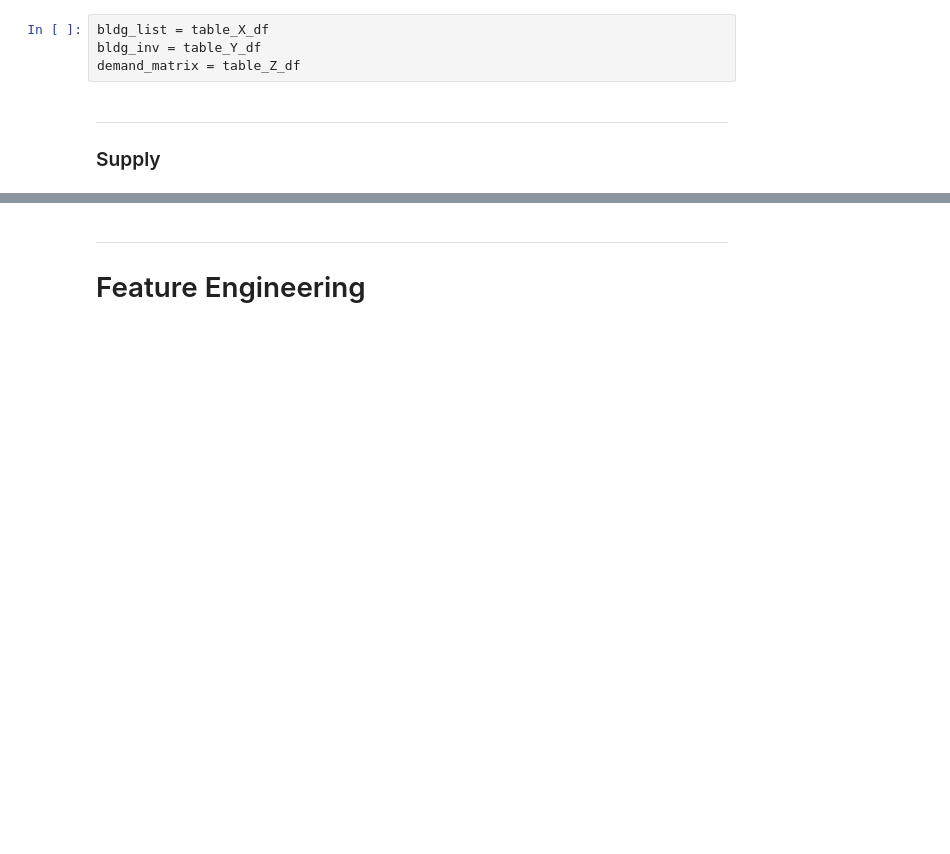
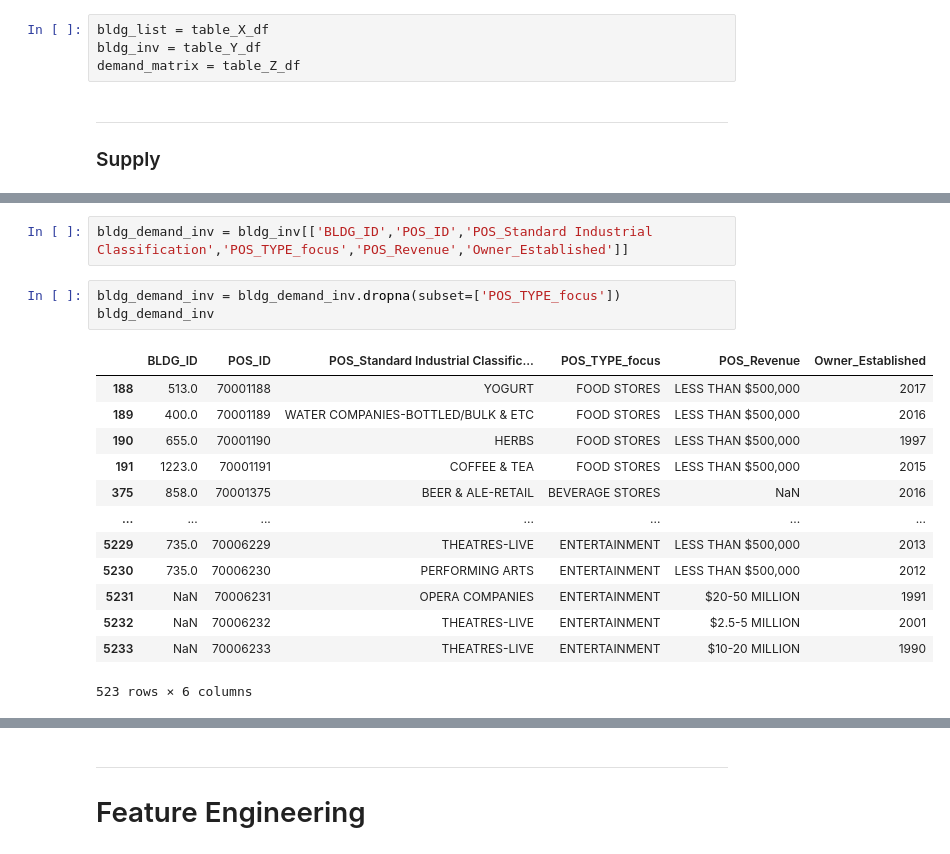
Before and after one commit to kuromasadev/PROJ4-GRP2, a Jupyter notebook: model/model_supplydemand_v02.ipynb, the cells around one changed output, grey strips where cells are left out. Saved outputs shown, nothing was run; the diff lists cells and outputs as text; blank space fills up the shorter version.

```diff
--- a/model/model_supplydemand_v02.ipynb
+++ b/model/model_supplydemand_v02.ipynb
@@ -102,0 +149,19 @@ merged_supply = pd.merge(pd.merge(table_A_df, table_B_df, on='schema_id'), table
+# %%
+bldg_demand_inv = bldg_inv[['BLDG_ID','POS_ID','POS_Standard Industrial Classification','POS_TYPE_focus','POS_Revenue','Owner_Established']]
+# %%
+bldg_demand_inv = bldg_demand_inv.dropna(subset=['POS_TYPE_focus'])
+bldg_demand_inv
+# %% [output]
+|  | BLDG_ID | POS_ID | POS_Standard Industrial Classific... | POS_TYPE_focus | POS_Revenue | Owner_Established |
+| 188 | 513.0 | 70001188 | YOGURT | FOOD STORES | LESS THAN $500,000 | 2017 |
+| 189 | 400.0 | 70001189 | WATER COMPANIES-BOTTLED/BULK & ETC | FOOD STORES | LESS THAN $500,000 | 2016 |
+| 190 | 655.0 | 70001190 | HERBS | FOOD STORES | LESS THAN $500,000 | 1997 |
+| 191 | 1223.0 | 70001191 | COFFEE & TEA | FOOD STORES | LESS THAN $500,000 | 2015 |
+| 375 | 858.0 | 70001375 | BEER & ALE-RETAIL | BEVERAGE STORES | NaN | 2016 |
+| ... | ... | ... | ... | ... | ... | ... |
+| 5229 | 735.0 | 70006229 | THEATRES-LIVE | ENTERTAINMENT | LESS THAN $500,000 | 2013 |
+| 5230 | 735.0 | 70006230 | PERFORMING ARTS | ENTERTAINMENT | LESS THAN $500,000 | 2012 |
+| 5231 | NaN | 70006231 | OPERA COMPANIES | ENTERTAINMENT | $20-50 MILLION | 1991 |
+| 5232 | NaN | 70006232 | THEATRES-LIVE | ENTERTAINMENT | $2.5-5 MILLION | 2001 |
+| 5233 | NaN | 70006233 | THEATRES-LIVE | ENTERTAINMENT | $10-20 MILLION | 1990 |
+523 rows × 6 columns
```
Also changed, not shown: parts of 50 cells of this notebook, 1 other file.
